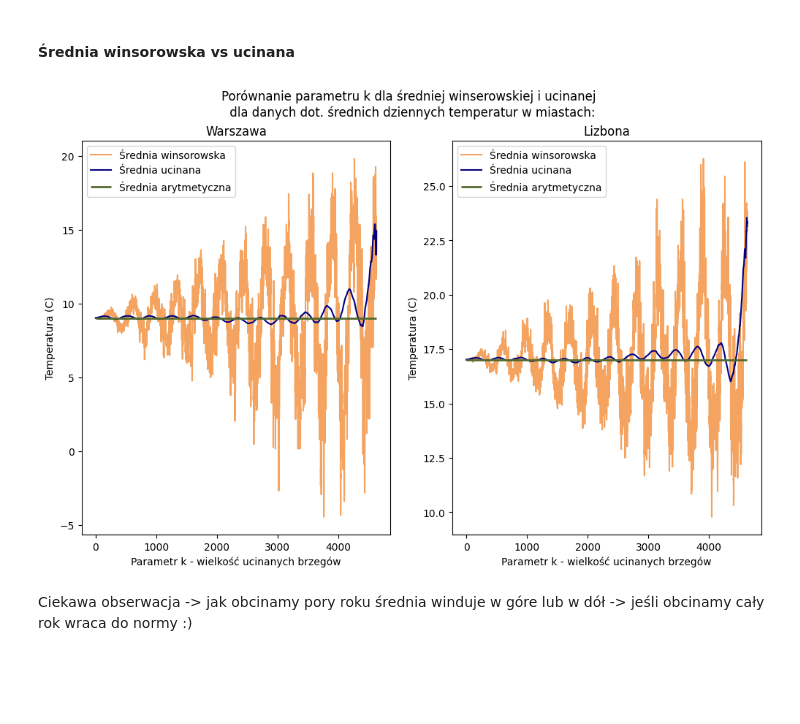
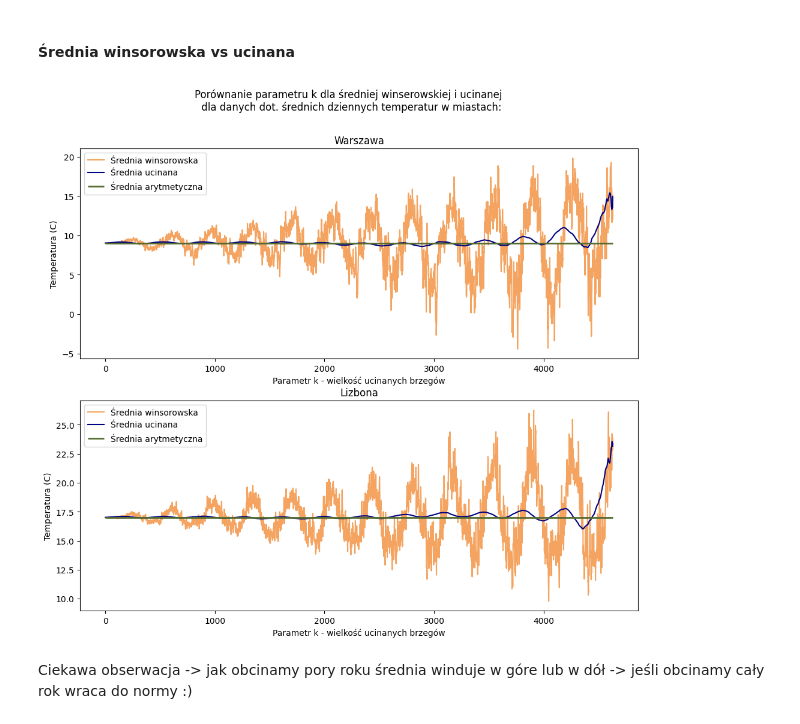
Before and after one commit to mathieuboro/raport, a Jupyter notebook: Raport_!.ipynb, the cells around one changed output. Cells and saved outputs as stored; diff of their text form; code cells hidden in the pictures; blank space fills up the shorter version.

```diff
--- a/Raport_!.ipynb
+++ b/Raport_!.ipynb
@@ -426,31 +426,31 @@ plt.show()
 # %% [markdown]
 #### Średnia winsorowska vs ucinana
 # %%
-figure, axis = plt.subplots(1, 2, figsize=(12, 7))
+figure, axis = plt.subplots(2, 1, figsize=(12, 10))
 
 axis[0].plot(x_k, y_warsaw_wins_mean, label="Średnia winsorowska", color='sandybrown')
 axis[0].plot(x_k, y_warsaw_cut_mean, label='Średnia ucinana', color='navy')
 axis[0].hlines(np.mean(warsaw_data.AvgTemperature), x_k[0], x_k[-1], label='Średnia arytmetyczna', color='darkolivegreen', linewidth=2)
 
 axis[1].plot(x_k, y_lisbon_wins_mean, label="Średnia winsorowska", color='sandybrown')
 axis[1].plot(x_k, y_lisbon_cut_mean, label='Średnia ucinana', color='navy')
 axis[1].hlines(np.mean(lisbon_data.AvgTemperature), x_k[0], x_k[-1], label='Średnia arytmetyczna', color='darkolivegreen', linewidth=2)
 
 axis[0].set_title('Warszawa')
-axis[0].set_xlabel('Parametr k - wielkość ucinanych brzegów')
+axis[0].set_xlabel('Parametr k - wielkość ucinanych brzegów \n')
 axis[0].set_ylabel('Temperatura (C)')
 
 axis[1].set_title('Lizbona')
 axis[1].set_xlabel('Parametr k - wielkość ucinanych brzegów')
 axis[1].set_ylabel('Temperatura (C)')
 
 plt.suptitle('Porównanie parametru k dla średniej winserowskiej i ucinanej \n dla danych dot. średnich dziennych temperatur w miastach:')
 
 axis[0].legend()
 axis[1].legend()
 plt.show()
 # %% [output]
-[figure, old version]
+[figure, new version]
 # %% [markdown]
 Ciekawa obserwacja -> jak obcinamy pory roku średnia winduje w góre lub w dół -> jeśli obcinamy cały rok wraca do normy :)
 # %% [markdown]
```
